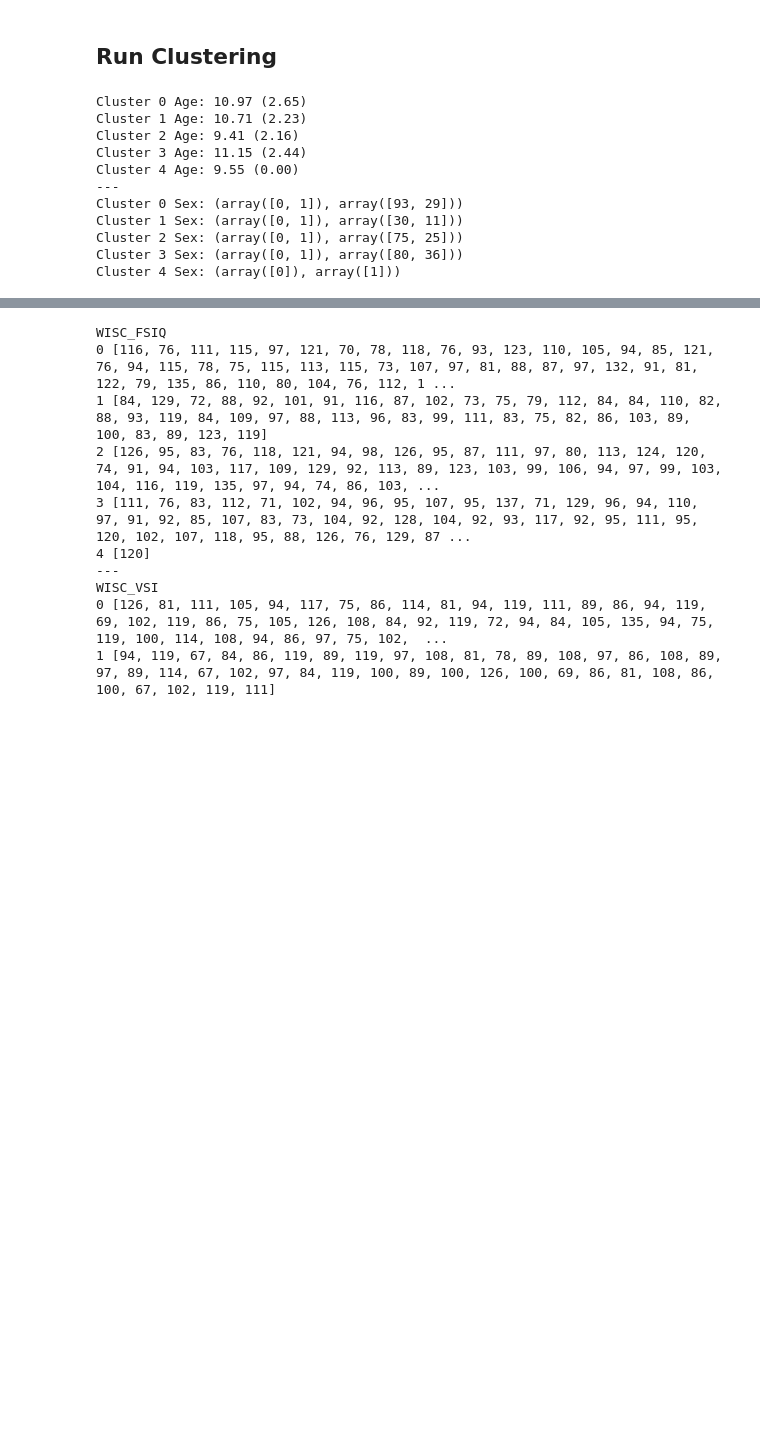
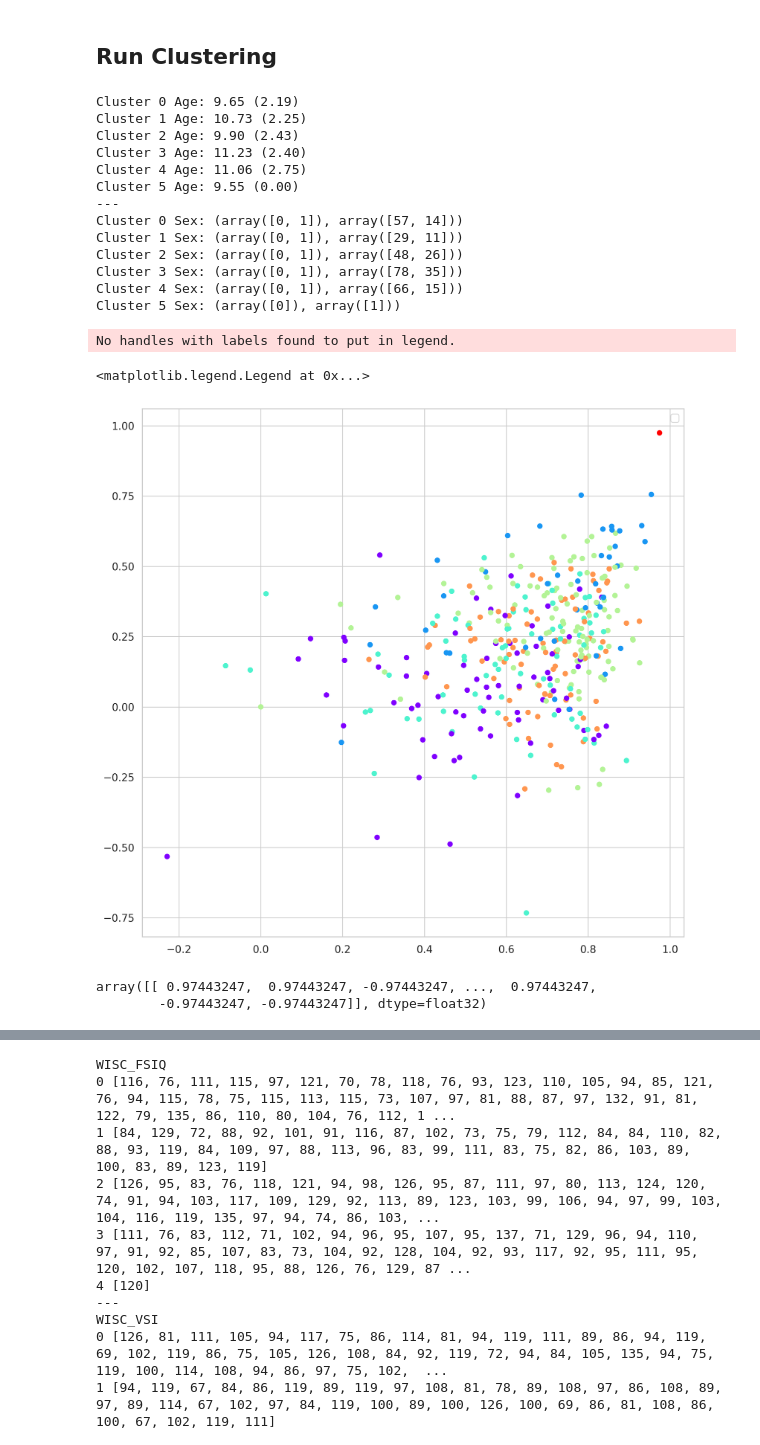
Before and after one commit to Brian-Pho/MSc_Research-Project, a Jupyter notebook: src/Models/KMeans.ipynb, the cells around one changed output, grey strips where cells are left out. Saved outputs shown, nothing was run; the diff lists cells and outputs as text; code cells hidden in the pictures; blank space fills up the shorter version.

```diff
--- a/src/Models/KMeans.ipynb
+++ b/src/Models/KMeans.ipynb
@@ -90,12 +90,12 @@ g.set_axis_labels('Number of Clusters', 'BIC')
 # %% [markdown]
 ## Run Clustering
 # %%
-clusters = 5
+clusters = 6
 clusterer = KMeans(n_clusters=clusters)
 cluster_labels = clusterer.fit_predict(X)
 
 cluster_indices = []
-for cluster in range(0, 5):
+for cluster in range(0, clusters):
     cluster_indices.append(np.where(cluster_labels == cluster))
 # %%
 ages_clusters = [ages[indices] for indices in cluster_indices]
@@ -111,14 +111,27 @@ for cluster, sex_cluster in enumerate(sexes_clusters):
     print(f"Cluster {cluster} Sex: {label, counts}")
 #     print(f"Cluster {cluster} Sex: M={counts[0]} F={counts[1]}")
 # %% [output]
-Cluster 0 Age: 10.97 (2.65)
-Cluster 1 Age: 10.71 (2.23)
-Cluster 2 Age: 9.41 (2.16)
-Cluster 3 Age: 11.15 (2.44)
-Cluster 4 Age: 9.55 (0.00)
+Cluster 0 Age: 9.65 (2.19)
+Cluster 1 Age: 10.73 (2.25)
+Cluster 2 Age: 9.90 (2.43)
+Cluster 3 Age: 11.23 (2.40)
+Cluster 4 Age: 11.06 (2.75)
+Cluster 5 Age: 9.55 (0.00)
 ---
-Cluster 0 Sex: (array([0, 1]), array([93, 29]))
-Cluster 1 Sex: (array([0, 1]), array([30, 11]))
-Cluster 2 Sex: (array([0, 1]), array([75, 25]))
-Cluster 3 Sex: (array([0, 1]), array([80, 36]))
-Cluster 4 Sex: (array([0]), array([1]))
+Cluster 0 Sex: (array([0, 1]), array([57, 14]))
+Cluster 1 Sex: (array([0, 1]), array([29, 11]))
+Cluster 2 Sex: (array([0, 1]), array([48, 26]))
+Cluster 3 Sex: (array([0, 1]), array([78, 35]))
+Cluster 4 Sex: (array([0, 1]), array([66, 15]))
+Cluster 5 Sex: (array([0]), array([1]))
+# %%
+plt.scatter(X[:,0],X[:,1], c=clusterer.labels_, cmap='rainbow')
+# %% [output]
+No handles with labels found to put in legend.
+<matplotlib.legend.Legend at 0x...>
+[figure, added]
+# %%
+X[cluster_indices[-1]]
+# %% [output]
+array([[ 0.97443247,  0.97443247, -0.97443247, ...,  0.97443247,
+        -0.97443247, -0.97443247]], dtype=float32)
```
Also changed, not shown: parts of 2 cells of this notebook, 6 other files.
